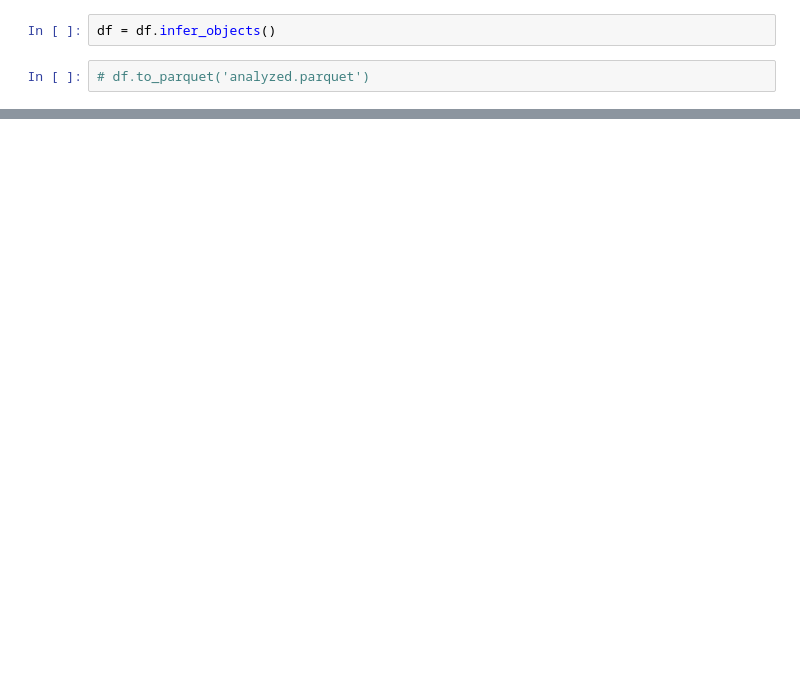
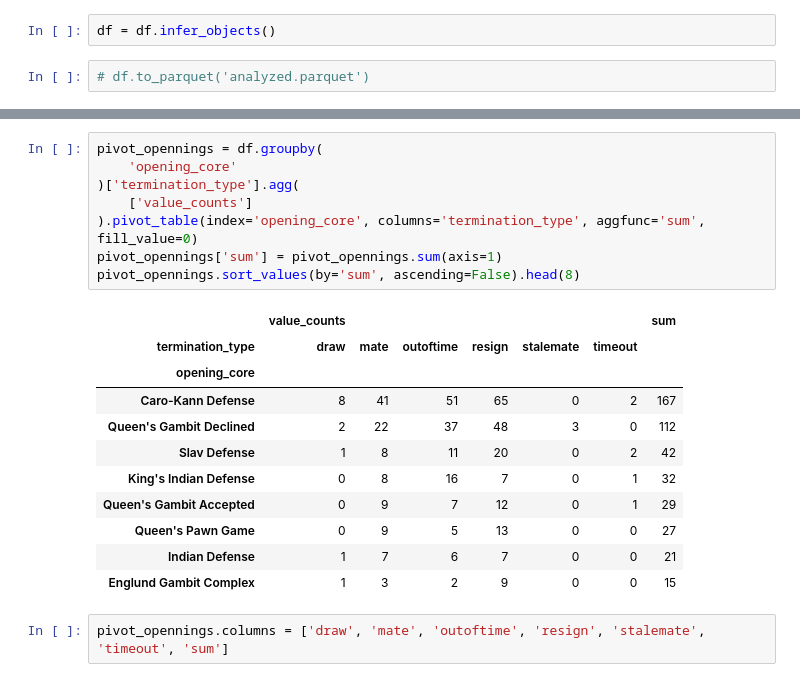
Before and after one commit to menisadi/lichess_analysis, a Jupyter notebook: get_games.ipynb, the cells around one changed output, grey strips where cells are left out. Cells and saved outputs as stored; diff of their text form; blank space fills up the shorter version.

```diff
--- a/get_games.ipynb
+++ b/get_games.ipynb
@@ -254,0 +264,22 @@ df.groupby('opening_core')['my_acpl'].agg(['min', 'max', 'count', 'mean']).sort_
+# %%
+pivot_opennings = df.groupby(
+    'opening_core'
+)['termination_type'].agg(
+    ['value_counts']
+).pivot_table(index='opening_core', columns='termination_type', aggfunc='sum', fill_value=0)
+pivot_opennings['sum'] = pivot_opennings.sum(axis=1)
+pivot_opennings.sort_values(by='sum', ascending=False).head(8)
+# %% [output]
+|  | value_counts |  |  |  |  |  | sum |
+| termination_type | draw | mate | outoftime | resign | stalemate | timeout |  |
+| opening_core |  |  |  |  |  |  |  |
+| Caro-Kann Defense | 8 | 41 | 51 | 65 | 0 | 2 | 167 |
+| Queen's Gambit Declined | 2 | 22 | 37 | 48 | 3 | 0 | 112 |
+| Slav Defense | 1 | 8 | 11 | 20 | 0 | 2 | 42 |
+| King's Indian Defense | 0 | 8 | 16 | 7 | 0 | 1 | 32 |
+| Queen's Gambit Accepted | 0 | 9 | 7 | 12 | 0 | 1 | 29 |
+| Queen's Pawn Game | 0 | 9 | 5 | 13 | 0 | 0 | 27 |
+| Indian Defense | 1 | 7 | 6 | 7 | 0 | 0 | 21 |
+| Englund Gambit Complex | 1 | 3 | 2 | 9 | 0 | 0 | 15 |
+# %%
+pivot_opennings.columns = ['draw', 'mate', 'outoftime',	'resign', 'stalemate', 'timeout', 'sum']
```
Also changed, not shown: parts of 25 cells of this notebook, 2 other files.
